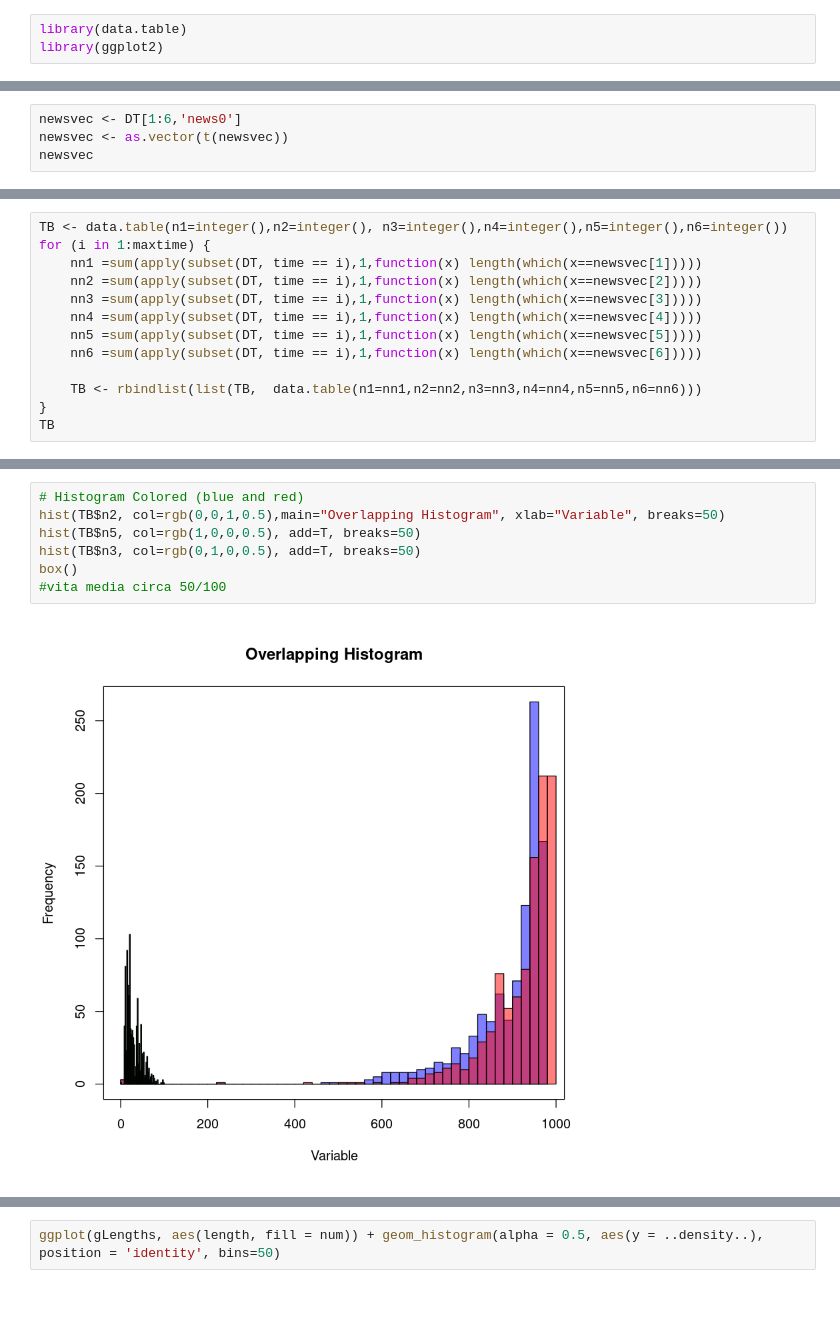
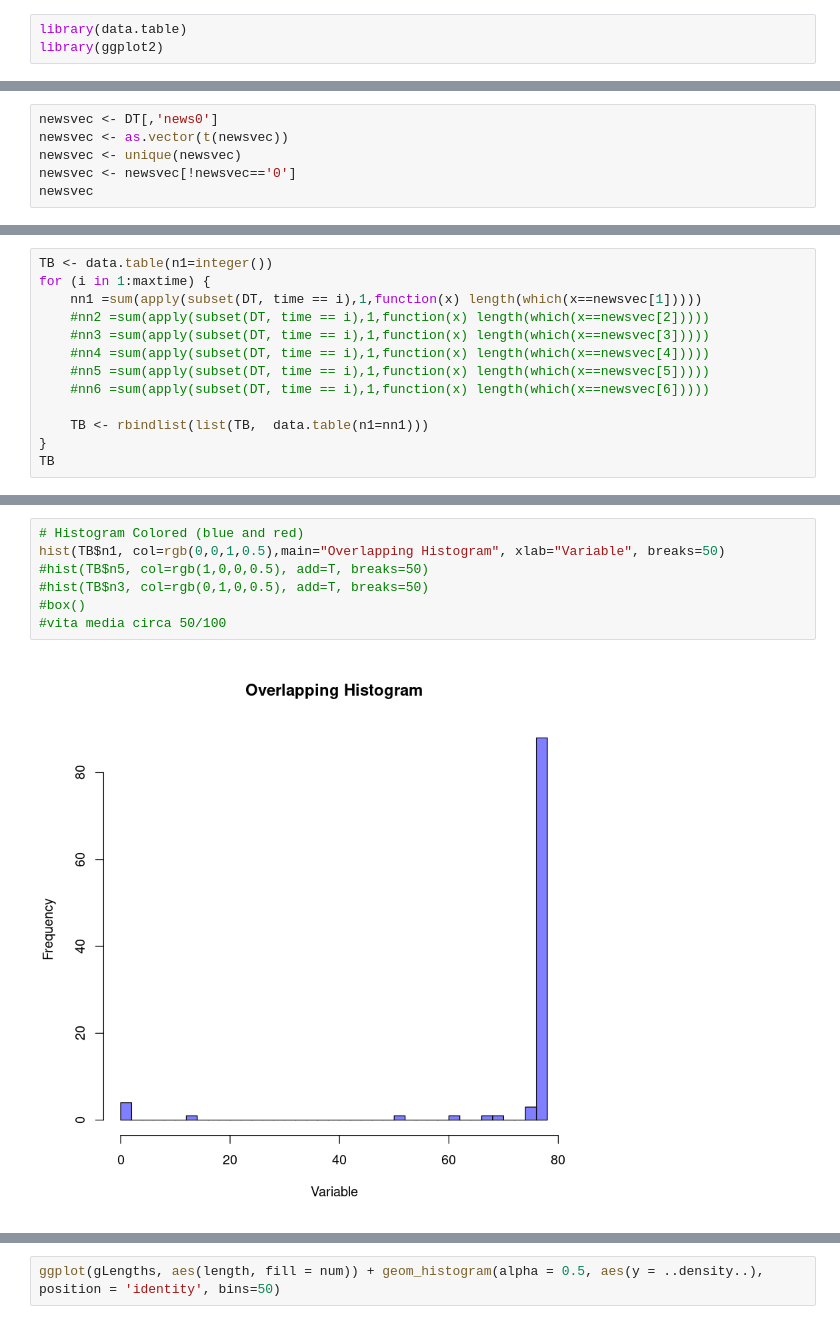
Before and after one commit to BFSteam/memory, a Jupyter notebook: jup/R/ActivationTime.ipynb, the cells around one changed output, grey strips where cells are left out. Saved outputs shown, nothing was run; the diff lists cells and outputs as text.

Commit message:
updated almost all notebooks and changing of functions to clarify behavior

```diff
--- a/jup/R/ActivationTime.ipynb
+++ b/jup/R/ActivationTime.ipynb
@@ -63,5 +60,7 @@ subset(DT, time == 1) ## come csv normale legge tutte le colonne aventi time ==
 # %%
-newsvec <- DT[1:6,'news0']
+newsvec <- DT[,'news0']
 newsvec <- as.vector(t(newsvec))
+newsvec <- unique(newsvec)
+newsvec <- newsvec[!newsvec=='0']
 newsvec
 # %% [output]
@@ -100,14 +103,14 @@ maxtime = DT[][which.max(time)]$time
 # %%
-TB <- data.table(n1=integer(),n2=integer(), n3=integer(),n4=integer(),n5=integer(),n6=integer())
+TB <- data.table(n1=integer())
 for (i in 1:maxtime) {
     nn1 =sum(apply(subset(DT, time == i),1,function(x) length(which(x==newsvec[1]))))
-    nn2 =sum(apply(subset(DT, time == i),1,function(x) length(which(x==newsvec[2]))))
-    nn3 =sum(apply(subset(DT, time == i),1,function(x) length(which(x==newsvec[3]))))
-    nn4 =sum(apply(subset(DT, time == i),1,function(x) length(which(x==newsvec[4]))))
-    nn5 =sum(apply(subset(DT, time == i),1,function(x) length(which(x==newsvec[5]))))
-    nn6 =sum(apply(subset(DT, time == i),1,function(x) length(which(x==newsvec[6]))))
+    #nn2 =sum(apply(subset(DT, time == i),1,function(x) length(which(x==newsvec[2]))))
+    #nn3 =sum(apply(subset(DT, time == i),1,function(x) length(which(x==newsvec[3]))))
+    #nn4 =sum(apply(subset(DT, time == i),1,function(x) length(which(x==newsvec[4]))))
+    #nn5 =sum(apply(subset(DT, time == i),1,function(x) length(which(x==newsvec[5]))))
+    #nn6 =sum(apply(subset(DT, time == i),1,function(x) length(which(x==newsvec[6]))))
 
-    TB <- rbindlist(list(TB,  data.table(n1=nn1,n2=nn2,n3=nn3,n4=nn4,n5=nn5,n6=nn6)))
+    TB <- rbindlist(list(TB,  data.table(n1=nn1)))
 }
 TB
 # %% [output]
@@ -131,12 +134,12 @@ TB
 # %%
 # Histogram Colored (blue and red)
-hist(TB$n2, col=rgb(0,0,1,0.5),main="Overlapping Histogram", xlab="Variable", breaks=50)
-hist(TB$n5, col=rgb(1,0,0,0.5), add=T, breaks=50)
-hist(TB$n3, col=rgb(0,1,0,0.5), add=T, breaks=50)
-box()
+hist(TB$n1, col=rgb(0,0,1,0.5),main="Overlapping Histogram", xlab="Variable", breaks=50)
+#hist(TB$n5, col=rgb(1,0,0,0.5), add=T, breaks=50)
+#hist(TB$n3, col=rgb(0,1,0,0.5), add=T, breaks=50)
+#box()
 #vita media circa 50/100
 # %% [output]
-[figure, old version]
+[figure, new version]
 # %%
 up <- data.frame(length = TB$u)
 do <- data.frame(length = TB$d)
```
Also changed, not shown: parts of 15 cells of this notebook, 17 other files.
